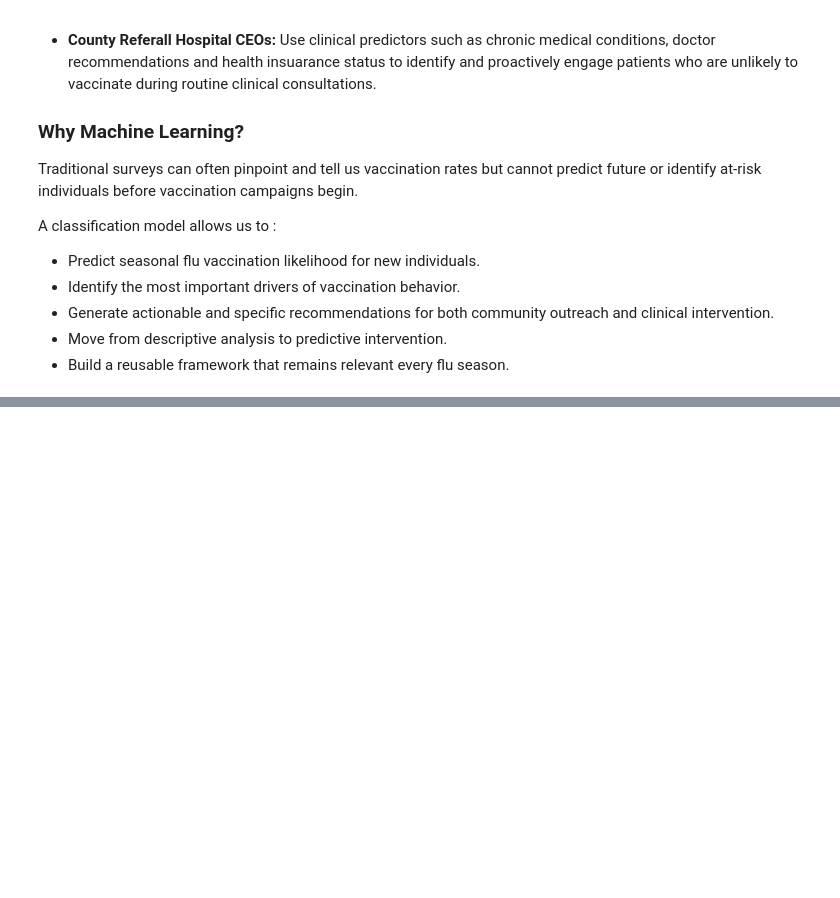
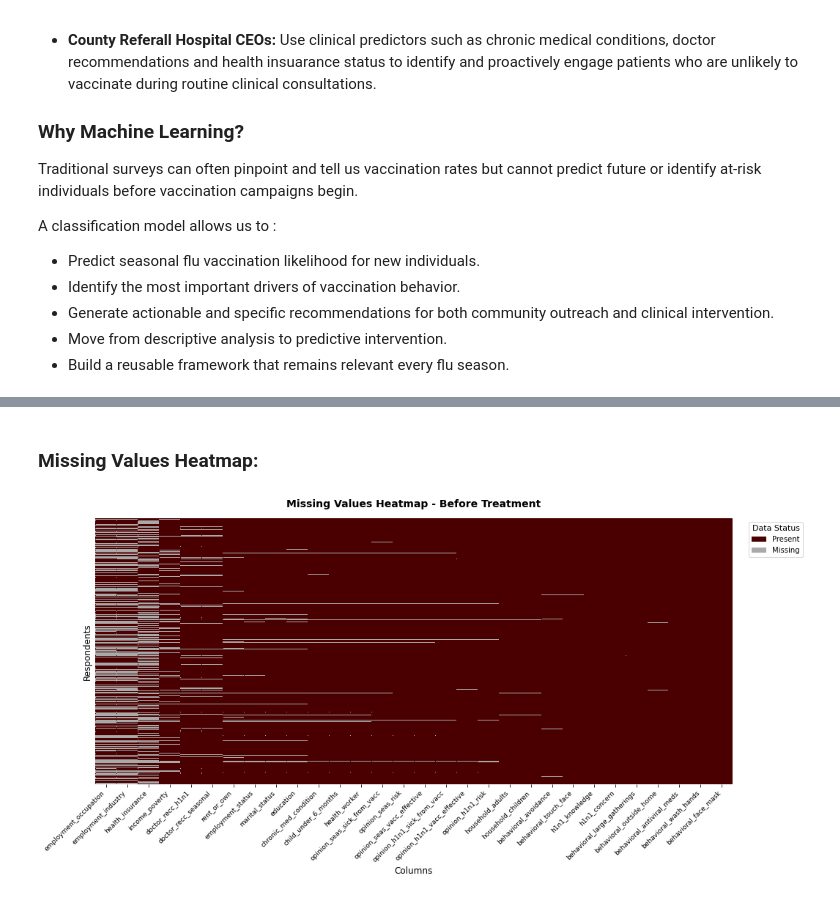
Before and after one commit to Naomiteroh/Project-3, a Jupyter notebook: Notebooks/Data_cleaning.ipynb, the cells around one changed output, grey strips where cells are left out. Drawn from its saved outputs; the diff is of its cells as text; code cells hidden in the pictures; blank space fills up the shorter version.

```diff
--- a/Notebooks/Data_cleaning.ipynb
+++ b/Notebooks/Data_cleaning.ipynb
@@ -126,0 +403,19 @@ A classification model allows us to :
+# %%
+#Missing Values Heatmap
+
+#Summary of missing values
+missing_counts = df.isnull().sum()
+missing_proportions = df.isnull().mean() * 100
+missing_df = pd.DataFrame({
+    "Missing Count": missing_counts,
+    "Missing Percentage": missing_proportions.round(2)
+})
+
+# Show only columns with missing values
+missing_df = missing_df[missing_df["Missing Count"] > 0].sort_values(
+    "Missing Percentage", ascending=False
+)
+
+print(f"Columns with missing values : {len(missing_df)}")
+print(f"Columns with no missing values : {df.shape[1] - len(missing_df)}")
+print(f"\n{missing_df}")
@@ -126,0 +440,55 @@ A classification model allows us to :
+# %% [markdown]
+### **Missing Values Heatmap:**
+# %%
+# Missing Values heatmap before Treatment/Imputation
+
+
+from matplotlib.colors import ListedColormap
+from matplotlib.patches import Patch
+
+custom_cmap = ListedColormap(["#4A0000", "#A9A9A9"])
+
+fig, ax = plt.subplots(figsize=(16, 8))
+
+sns.heatmap(
+    df[missing_df.index].isnull(),
+    yticklabels=False,
+    cbar=False,
+    cmap=custom_cmap,
+    ax=ax
+)
+
+ax.set_title(
+    "Missing Values Heatmap - Before Treatment",
+    fontsize=14,
+    fontweight="bold",
+    pad=15
+)
+ax.set_xlabel("Columns", fontsize=12)
+ax.set_ylabel("Respondents", fontsize=12)
+
+plt.xticks(rotation=45, ha="right", fontsize=9)
+
+legend_elements = [
+    Patch(facecolor="#4A0000", label="Present"),
+    Patch(facecolor="#A9A9A9", label="Missing")
+]
+ax.legend(
+    handles=legend_elements,
+    loc="upper left",
+    bbox_to_anchor=(1.02, 1),
+    fontsize=10,
+    title="Data Status",
+    title_fontsize=11,
+    frameon=True
+)
+
+plt.subplots_adjust(bottom=0.25, right=0.88)
+plt.savefig(
+    "../Images/missing_values_before.png",
+    dpi=150,
+    bbox_inches="tight"
+)
+plt.show()
+# %% [output]
+[figure, added]
```
Also changed, not shown: parts of 25 cells of this notebook, 3 other files.
